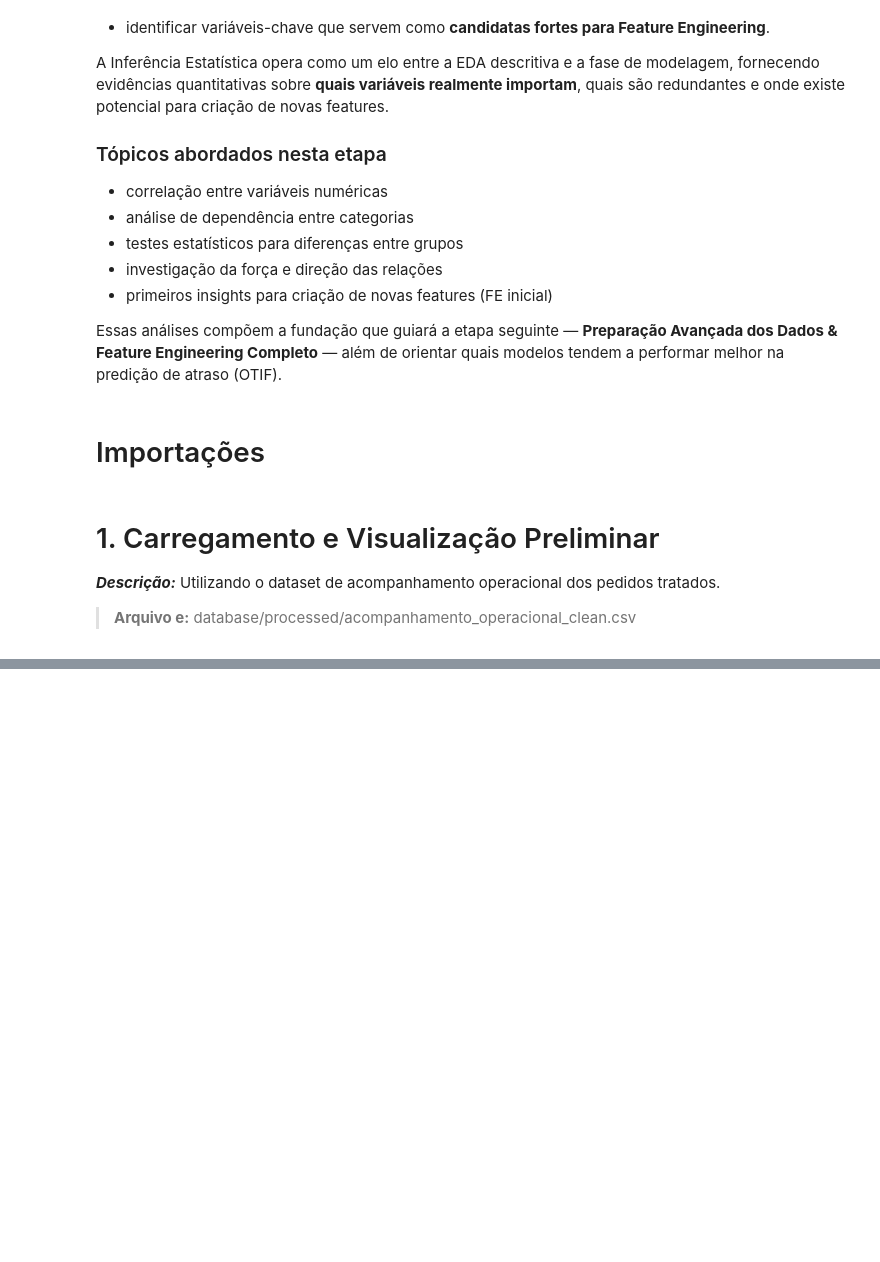
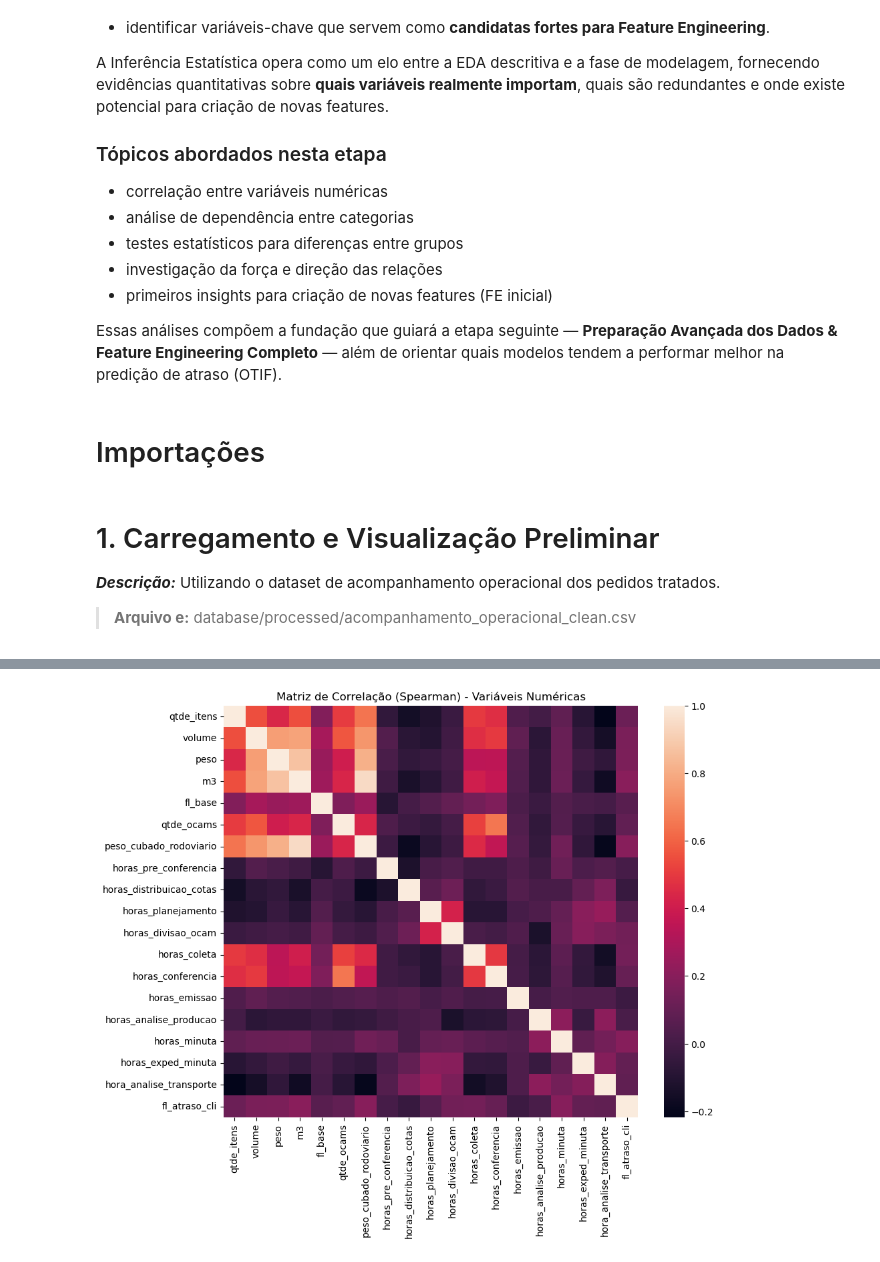
Before and after one commit to tiago466/ds-otif-detection-ml, a Jupyter notebook: notebooks/02_eda_inferencial.ipynb, the cells around one changed output, grey strips where cells are left out. Drawn from its saved outputs; the diff is of its cells as text; code cells hidden in the pictures; blank space fills up the shorter version.

```diff
--- a/notebooks/02_eda_inferencial.ipynb
+++ b/notebooks/02_eda_inferencial.ipynb
@@ -73,0 +254,7 @@ df_main.head(5)
+# %%
+plt.figure(figsize=(10, 8))
+sns.heatmap(corr_spearman, annot=False)
+plt.title("Matriz de Correlação (Spearman) - Variáveis Numéricas")
+plt.show()
+# %% [output]
+[figure, added]
```
Also changed, not shown: parts of 22 cells of this notebook, 3 other files.
